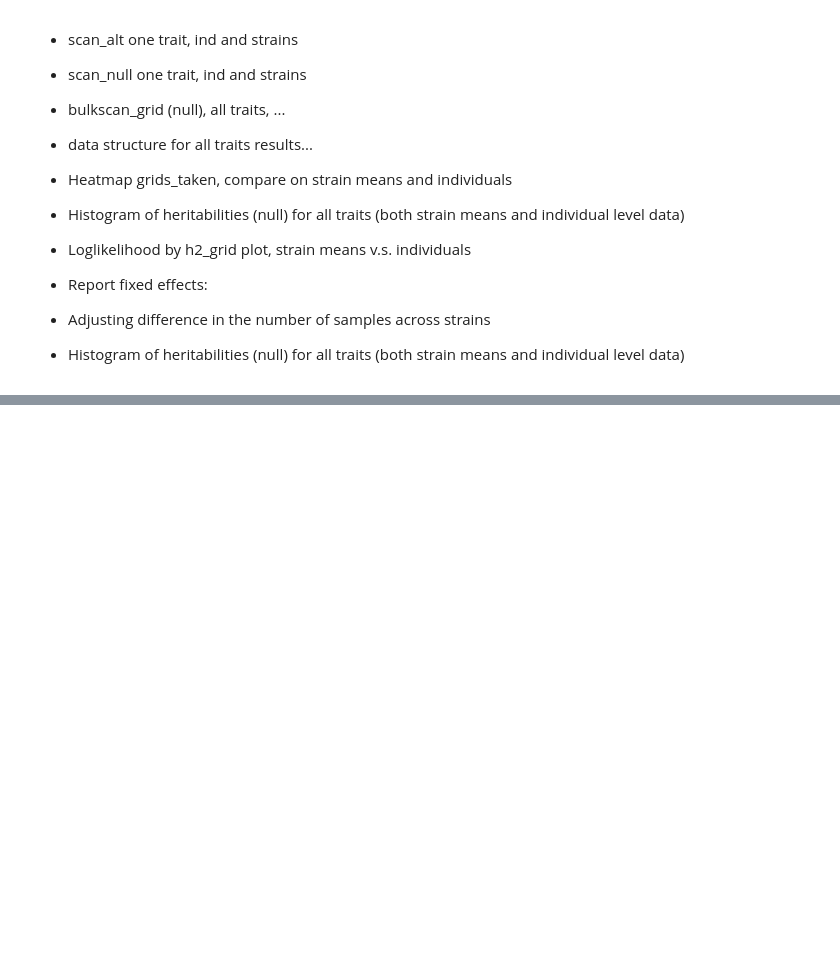
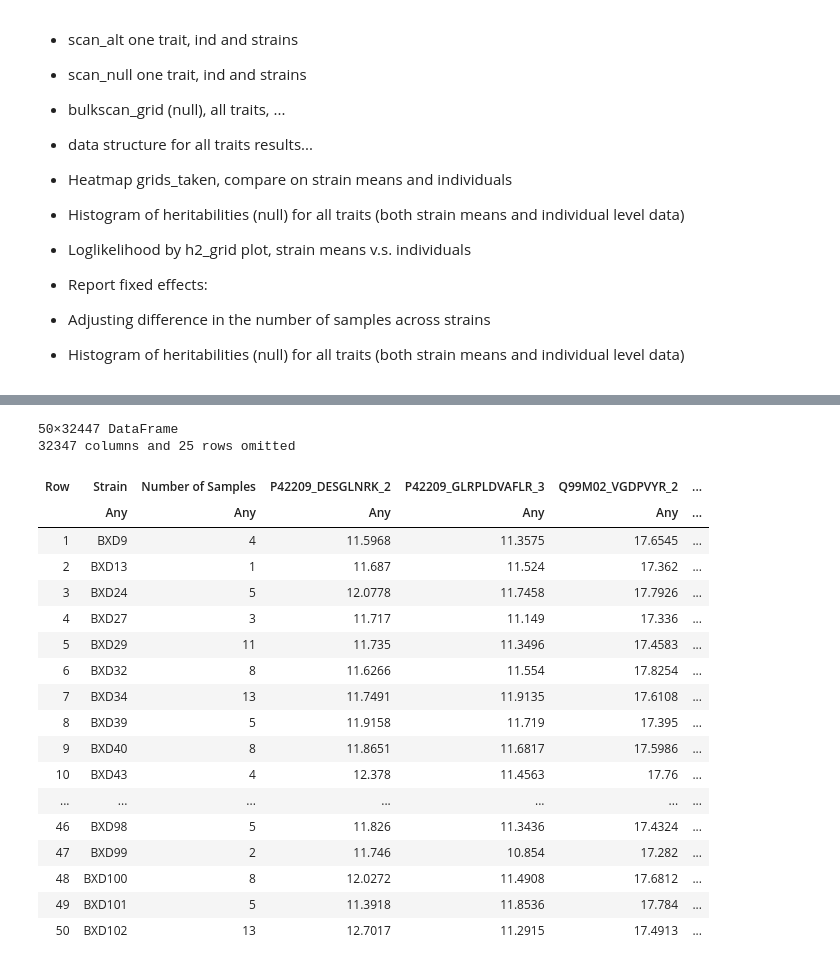
Before and after one commit to learningMalanya/BulkLMM_Analyses, a Jupyter notebook: BXDLongevity/DA-BXDLongevity.ipynb, the cells around one changed output, grey strips where cells are left out. Cells and saved outputs as stored; diff of their text form; code cells hidden in the pictures; blank space fills up the shorter version.

```diff
--- a/BXDLongevity/DA-BXDLongevity.ipynb
+++ b/BXDLongevity/DA-BXDLongevity.ipynb
@@ -683,0 +758,4 @@ kinship_strains[1, 1]
+# %%
+BXD_pheno_strain_means_summary = hcat(unique(BXD_pheno_summary_df.Strain), reps_each_strain, BXD_strain_means);
+# %%
+strain_means_names = vcat("Strain", "Number of Samples", names(BXD_pheno_summary_df)[4:end])
@@ -683,0 +780,2 @@ kinship_strains[1, 1]
+# %%
+BXD_pheno_strain_means_summary_df = DataFrame(BXD_pheno_strain_means_summary, strain_means_names);
@@ -981,0 +1199,23 @@ pwd()
+# %%
+BXD_pheno_strain_means_summary_df
+# %% [output]
+50×32447 DataFrame
+32347 columns and 25 rows omitted
+| Row | Strain | Number of Samples | P42209_DESGLNRK_2 | P42209_GLRPLDVAFLR_3 | Q99M02_VGDPVYR_2 | ... |
+|  | Any | Any | Any | Any | Any | ... |
+| 1 | BXD9 | 4 | 11.5968 | 11.3575 | 17.6545 | ... |
+| 2 | BXD13 | 1 | 11.687 | 11.524 | 17.362 | ... |
+| 3 | BXD24 | 5 | 12.0778 | 11.7458 | 17.7926 | ... |
+| 4 | BXD27 | 3 | 11.717 | 11.149 | 17.336 | ... |
+| 5 | BXD29 | 11 | 11.735 | 11.3496 | 17.4583 | ... |
+| 6 | BXD32 | 8 | 11.6266 | 11.554 | 17.8254 | ... |
+| 7 | BXD34 | 13 | 11.7491 | 11.9135 | 17.6108 | ... |
+| 8 | BXD39 | 5 | 11.9158 | 11.719 | 17.395 | ... |
+| 9 | BXD40 | 8 | 11.8651 | 11.6817 | 17.5986 | ... |
+| 10 | BXD43 | 4 | 12.378 | 11.4563 | 17.76 | ... |
+| ... | ... | ... | ... | ... | ... | ... |
+| 46 | BXD98 | 5 | 11.826 | 11.3436 | 17.4324 | ... |
+| 47 | BXD99 | 2 | 11.746 | 10.854 | 17.282 | ... |
+| 48 | BXD100 | 8 | 12.0272 | 11.4908 | 17.6812 | ... |
+| 49 | BXD101 | 5 | 11.3918 | 11.8536 | 17.784 | ... |
+| 50 | BXD102 | 13 | 12.7017 | 11.2915 | 17.4913 | ... |
```
Also changed, not shown: parts of 51 cells of this notebook, 1 other file.
